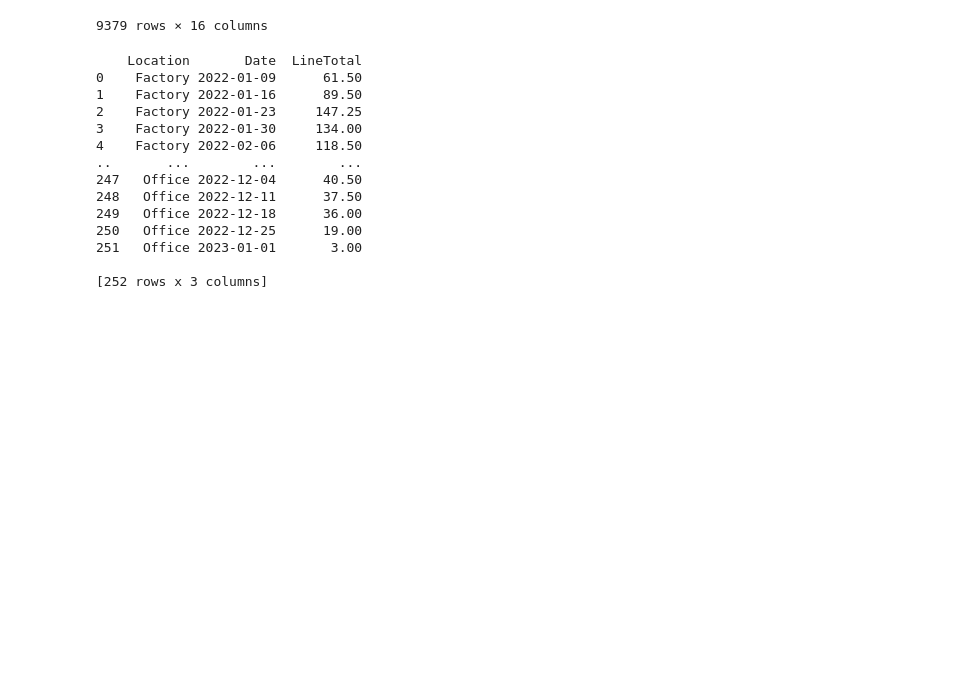
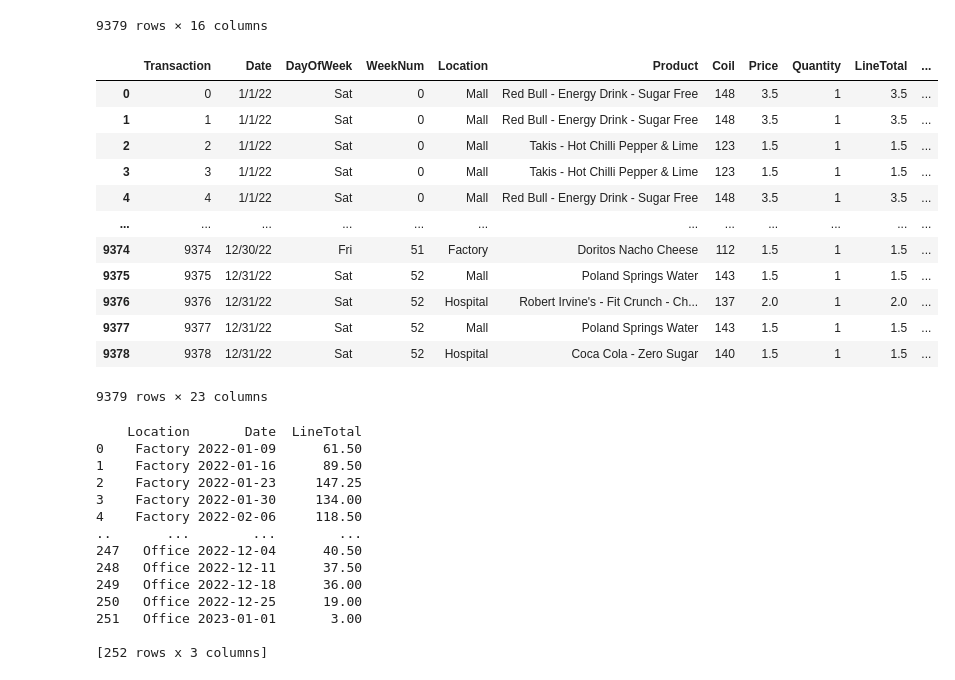
Before and after one commit to tomweinandy/AIinPowerBI, a Jupyter notebook: clean_vending_data.ipynb, the cells around one changed output. Drawn from its saved outputs; the diff is of its cells as text; code cells hidden in the pictures; blank space fills up the shorter version.

```diff
--- a/clean_vending_data.ipynb
+++ b/clean_vending_data.ipynb
@@ -56,6 +61,22 @@ df
 | 9377 | 9377 | 12/31/22 | Sat | 52 | Mall | Poland Springs Water | Drink | Water | True | ... |
 | 9378 | 9378 | 12/31/22 | Sat | 52 | Hospital | Coca Cola - Zero Sugar | Drink | Carbonated | True | ... |
 9379 rows × 16 columns
+# %%
+pd.get_dummies(df, columns=['Type', 'Category', 'HealthyMarketing', 'Payment'])
+# %% [output]
+|  | Transaction | Date | DayOfWeek | WeekNum | Location | Product | Coil | Price | Quantity | LineTotal | ... |
+| 0 | 0 | 1/1/22 | Sat | 0 | Mall | Red Bull - Energy Drink - Sugar Free | 148 | 3.5 | 1 | 3.5 | ... |
+| 1 | 1 | 1/1/22 | Sat | 0 | Mall | Red Bull - Energy Drink - Sugar Free | 148 | 3.5 | 1 | 3.5 | ... |
+| 2 | 2 | 1/1/22 | Sat | 0 | Mall | Takis - Hot Chilli Pepper & Lime | 123 | 1.5 | 1 | 1.5 | ... |
+| 3 | 3 | 1/1/22 | Sat | 0 | Mall | Takis - Hot Chilli Pepper & Lime | 123 | 1.5 | 1 | 1.5 | ... |
+| 4 | 4 | 1/1/22 | Sat | 0 | Mall | Red Bull - Energy Drink - Sugar Free | 148 | 3.5 | 1 | 3.5 | ... |
+| ... | ... | ... | ... | ... | ... | ... | ... | ... | ... | ... | ... |
+| 9374 | 9374 | 12/30/22 | Fri | 51 | Factory | Doritos Nacho Cheese | 112 | 1.5 | 1 | 1.5 | ... |
+| 9375 | 9375 | 12/31/22 | Sat | 52 | Mall | Poland Springs Water | 143 | 1.5 | 1 | 1.5 | ... |
+| 9376 | 9376 | 12/31/22 | Sat | 52 | Hospital | Robert Irvine's - Fit Crunch - Ch... | 137 | 2.0 | 1 | 2.0 | ... |
+| 9377 | 9377 | 12/31/22 | Sat | 52 | Mall | Poland Springs Water | 143 | 1.5 | 1 | 1.5 | ... |
+| 9378 | 9378 | 12/31/22 | Sat | 52 | Hospital | Coca Cola - Zero Sugar | 140 | 1.5 | 1 | 1.5 | ... |
+9379 rows × 23 columns
 # %%
 # import pandas as pd
 #
```
Also changed, not shown: parts of 5 cells of this notebook, 1 other file.
